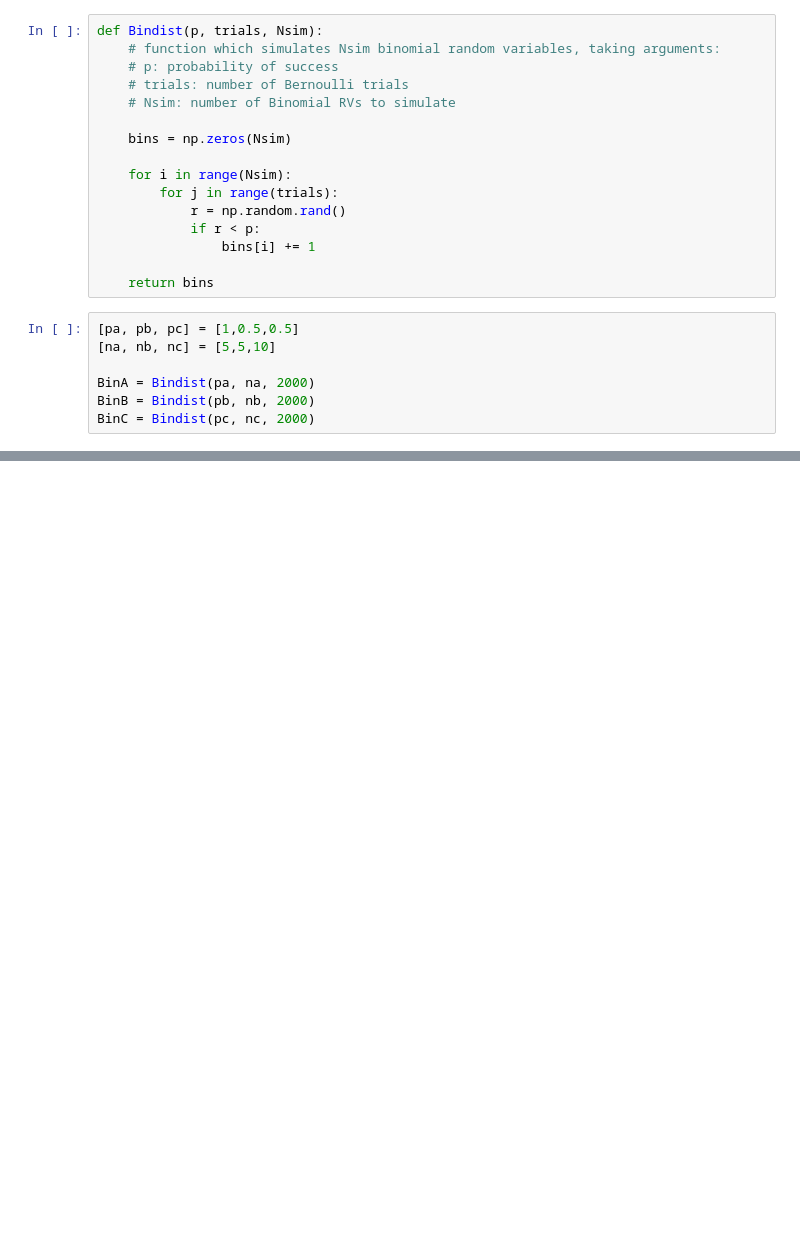
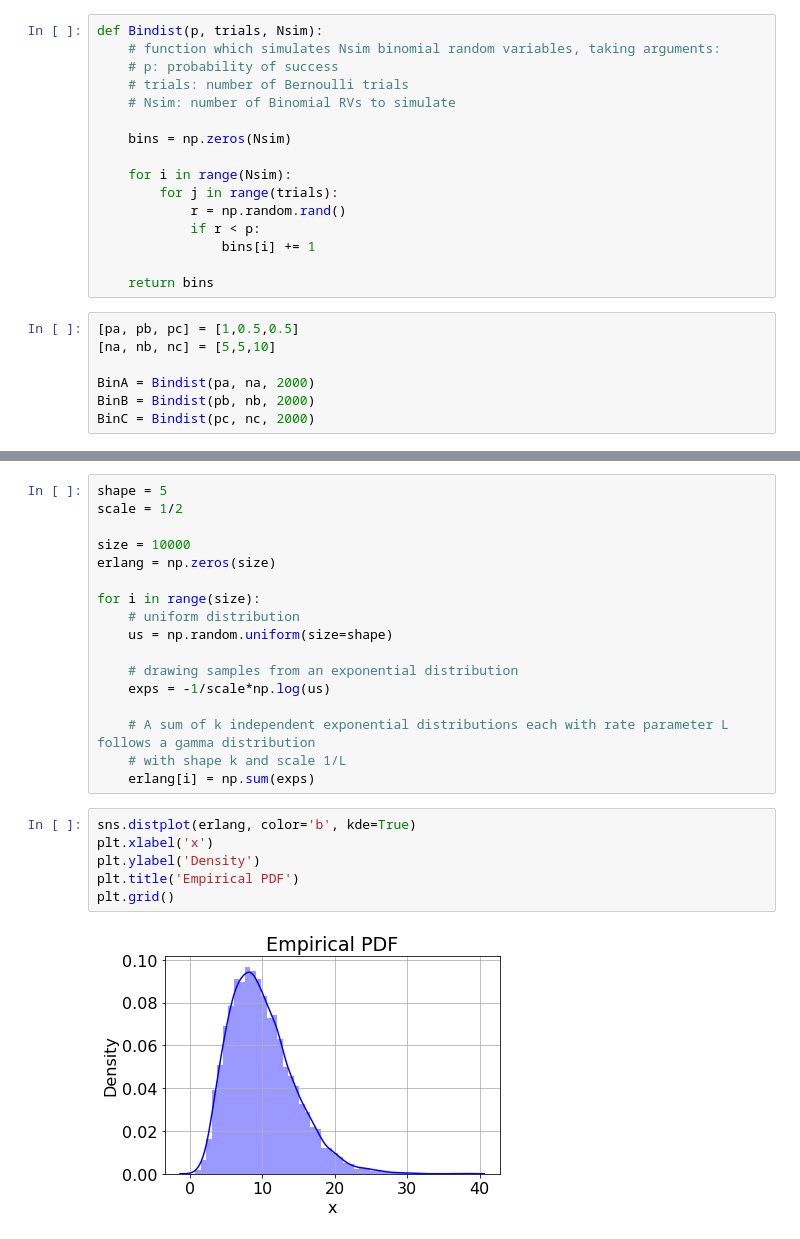
Before and after one commit to ndoyle815/MA930, a Jupyter notebook: Week6/Lecture 1.ipynb, the cells around one changed output, grey strips where cells are left out. Cells and saved outputs as stored; diff of their text form; blank space fills up the shorter version.

```diff
--- a/Week6/Lecture 1.ipynb
+++ b/Week6/Lecture 1.ipynb
@@ -215,0 +249,25 @@ def NeuronRV(p, N, a, sigma, s, NSim):
+# %%
+shape = 5
+scale = 1/2
+
+size = 10000
+erlang = np.zeros(size)
+
+for i in range(size):
+    # uniform distribution
+    us = np.random.uniform(size=shape)
+
+    # drawing samples from an exponential distribution
+    exps = -1/scale*np.log(us)
+
+    # A sum of k independent exponential distributions each with rate parameter L follows a gamma distribution
+    # with shape k and scale 1/L
+    erlang[i] = np.sum(exps)
+# %%
+sns.distplot(erlang, color='b', kde=True)
+plt.xlabel('x')
+plt.ylabel('Density')
+plt.title('Empirical PDF')
+plt.grid()
+# %% [output]
+[figure, added]
```
Also changed, not shown: parts of 17 cells of this notebook.
